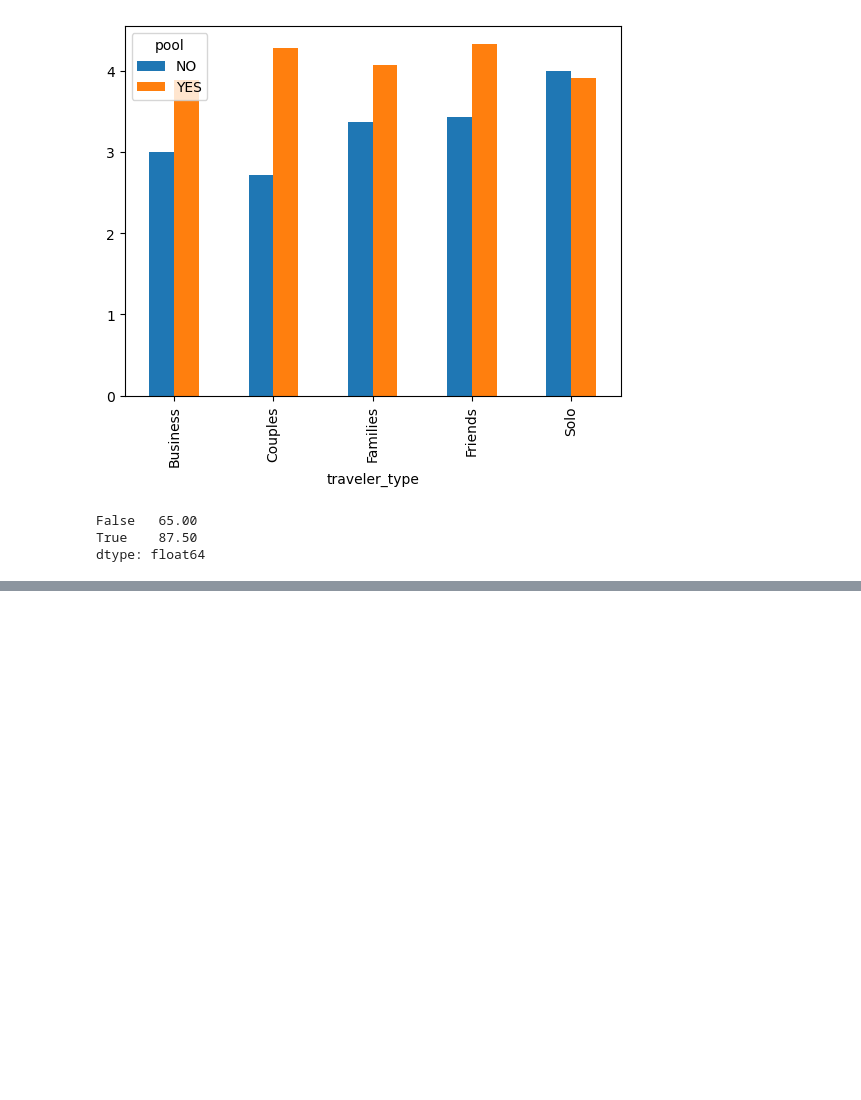
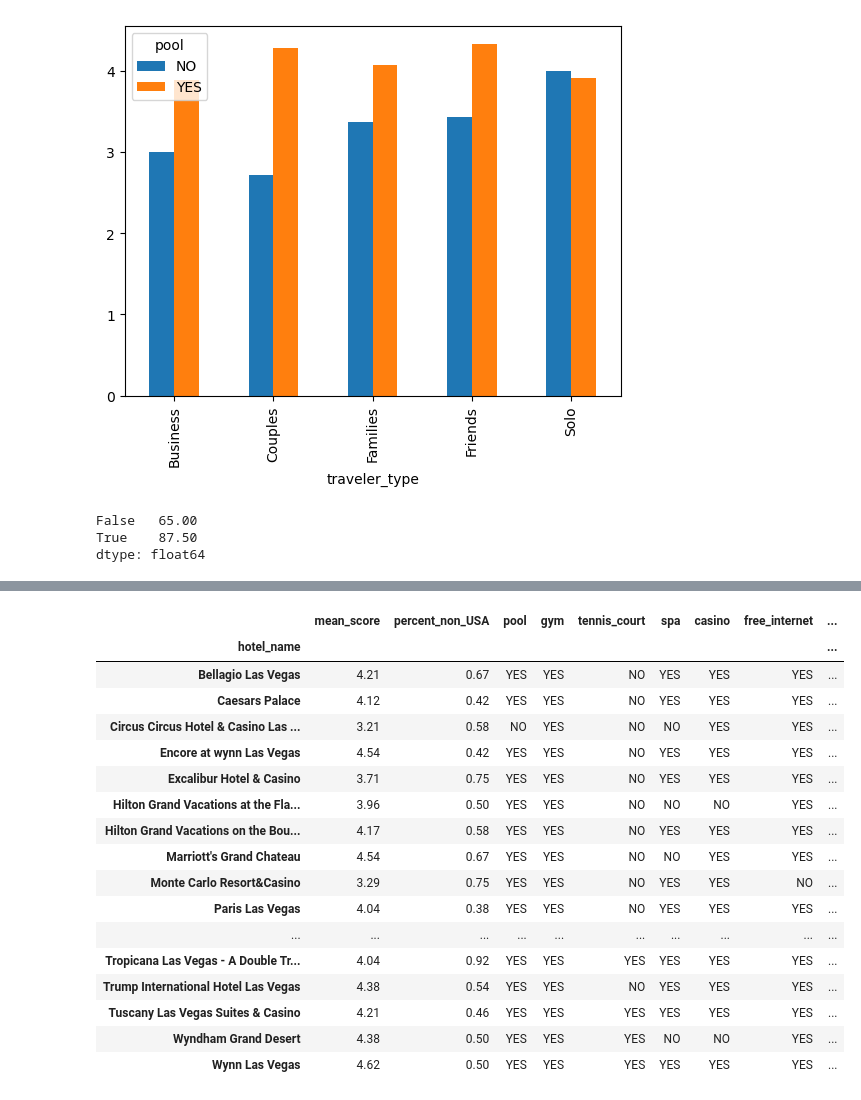
Before and after one commit to scottstossel/python-practice, a Jupyter notebook: PandasAggregations.ipynb, the cells around one changed output, grey strips where cells are left out. Drawn from its saved outputs; the diff is of its cells as text; code cells hidden in the pictures; blank space fills up the shorter version.

```diff
--- a/PandasAggregations.ipynb
+++ b/PandasAggregations.ipynb
@@ -133,0 +145,2 @@ dtype: float64
+# %%
+by_hotel = Vegas.groupby('hotel_name')
@@ -133,0 +342,35 @@ dtype: float64
+# %%
+func_dict = {'score': 'mean',
+             'user_country': lambda x: (x != 'USA').mean(),
+             'pool': 'first',
+             'gym': 'first',
+             'tennis_court': 'first',
+             'spa': 'first',
+             'casino': 'first',
+             'free_internet': 'first',
+             'hotel_stars': 'first',
+             'nr_rooms': 'first'
+             }
+# %%
+hotel_df = by_hotel.agg(func_dict)
+hotel_df.columns = ['mean_score', 'percent_non_USA'] + list(hotel_df.columns[2:])
+hotel_df
+# %% [output]
+|  | mean_score | percent_non_USA | pool | gym | tennis_court | spa | casino | free_internet | ... |
+| hotel_name |  |  |  |  |  |  |  |  | ... |
+| Bellagio Las Vegas | 4.21 | 0.67 | YES | YES | NO | YES | YES | YES | ... |
+| Caesars Palace | 4.12 | 0.42 | YES | YES | NO | YES | YES | YES | ... |
+| Circus Circus Hotel & Casino Las ... | 3.21 | 0.58 | NO | YES | NO | NO | YES | YES | ... |
+| Encore at wynn Las Vegas | 4.54 | 0.42 | YES | YES | NO | YES | YES | YES | ... |
+| Excalibur Hotel & Casino | 3.71 | 0.75 | YES | YES | NO | YES | YES | YES | ... |
+| Hilton Grand Vacations at the Fla... | 3.96 | 0.50 | YES | YES | NO | NO | NO | YES | ... |
+| Hilton Grand Vacations on the Bou... | 4.17 | 0.58 | YES | YES | NO | YES | YES | YES | ... |
+| Marriott's Grand Chateau | 4.54 | 0.67 | YES | YES | NO | NO | YES | YES | ... |
+| Monte Carlo Resort&Casino | 3.29 | 0.75 | YES | YES | NO | YES | YES | NO | ... |
+| Paris Las Vegas | 4.04 | 0.38 | YES | YES | NO | YES | YES | YES | ... |
+| ... | ... | ... | ... | ... | ... | ... | ... | ... | ... |
+| Tropicana Las Vegas - A Double Tr... | 4.04 | 0.92 | YES | YES | YES | YES | YES | YES | ... |
+| Trump International Hotel Las Vegas | 4.38 | 0.54 | YES | YES | NO | YES | YES | YES | ... |
+| Tuscany Las Vegas Suites & Casino | 4.21 | 0.46 | YES | YES | YES | YES | YES | YES | ... |
+| Wyndham Grand Desert | 4.38 | 0.50 | YES | YES | YES | NO | NO | YES | ... |
+| Wynn Las Vegas | 4.62 | 0.50 | YES | YES | YES | YES | YES | YES | ... |
```
Also changed, not shown: parts of 18 cells of this notebook.
